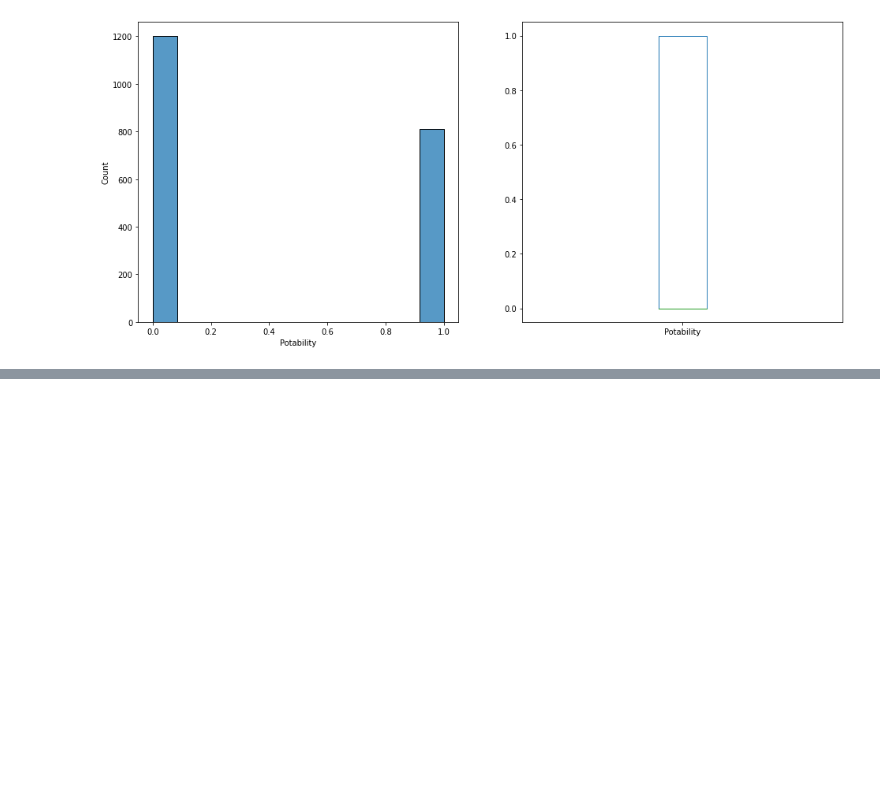
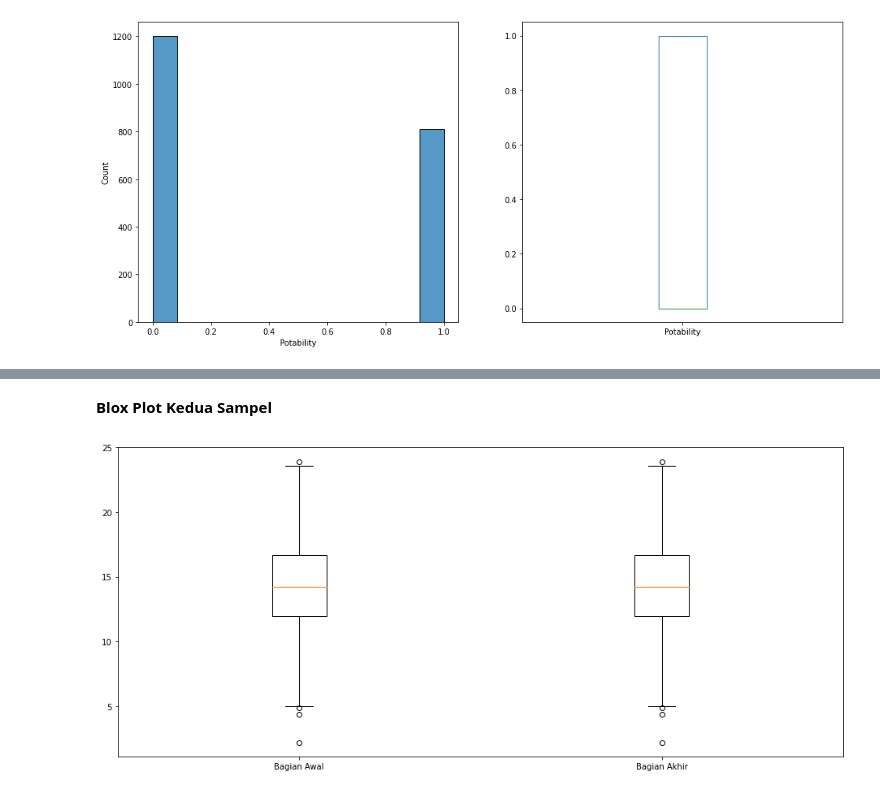
Before and after one commit to firizky29/probability-and-statistics-analysis, a Jupyter notebook: src/main.ipynb, the cells around one changed output, grey strips where cells are left out. Drawn from its saved outputs; the diff is of its cells as text; code cells hidden in the pictures; blank space fills up the shorter version.

```diff
--- a/src/main.ipynb
+++ b/src/main.ipynb
@@ -175,0 +254,4 @@ Data kolom Sulfate dibagi 2 sama rata: bagian awal dan bagian akhir kolom. Benar
+# %%
+df1 = df["Organic Carbon"].head(len(df)//2)
+df2 = df["Organic Carbon"].head(len(df)//2)
+describeTwoSamples(df1, df2, [" Awal", " Akhir"])
@@ -175,0 +268,6 @@ Data kolom Sulfate dibagi 2 sama rata: bagian awal dan bagian akhir kolom. Benar
+# %% [markdown]
+**Blox Plot Kedua Sampel**
+# %%
+drawBoxPlot(df1, df2, ["Bagian Awal", "Bagian Akhir"])
+# %% [output]
+[figure, added]
```
Also changed, not shown: parts of 12 cells of this notebook.
